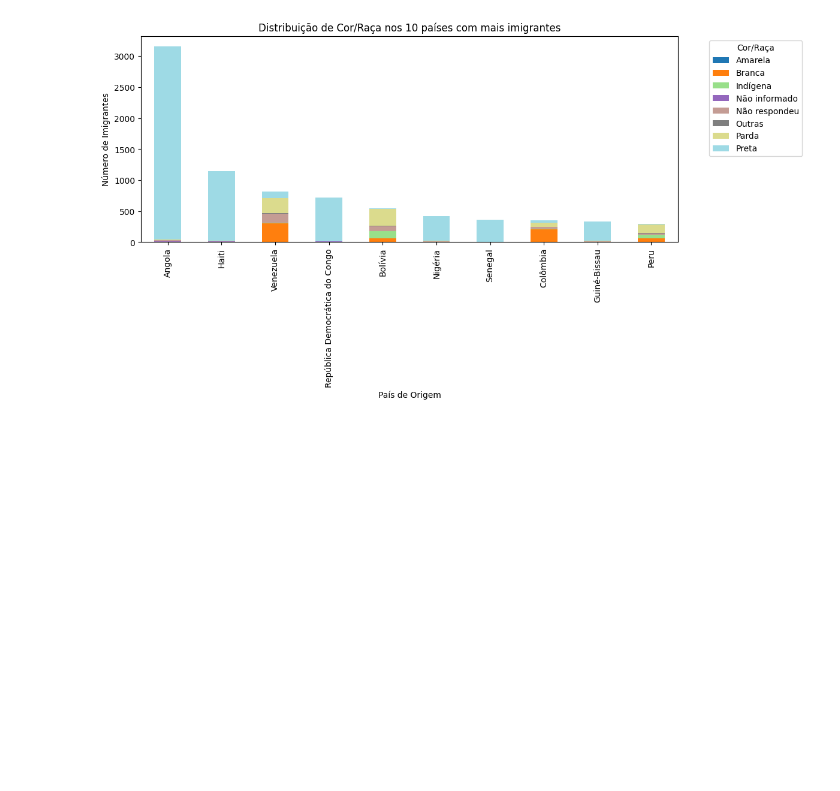
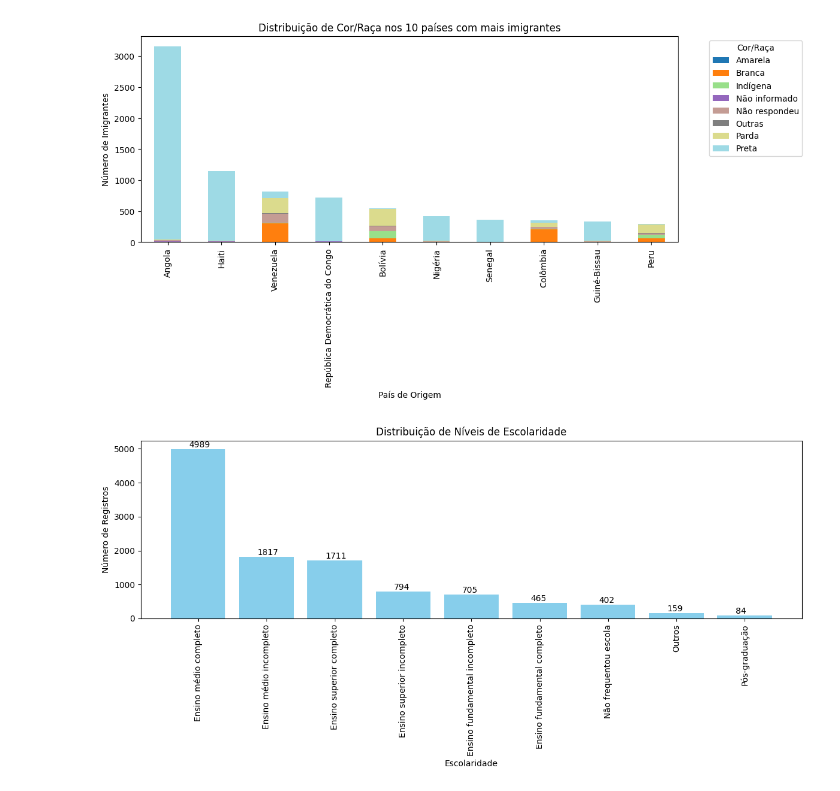
Before and after one commit to gabriel-lacerdaa/AnaliseDeDados, a Jupyter notebook: analise.ipynb, the cells around one changed output. Drawn from its saved outputs; the diff is of its cells as text; code cells hidden in the pictures; blank space fills up the shorter version.

```diff
--- a/analise.ipynb
+++ b/analise.ipynb
@@ -91,3 +91,37 @@ plt.xticks(rotation=90)
 plt.show()
 # %% [output]
 [figure]
+# %%
+contagem_escolaridade = tabela_nova['escolaridade'].value_counts()
+
+# Ordenar as categorias de escolaridade
+ordem_escolaridade = ['Não frequentou escola', 'Ensino fundamental incompleto', 'Ensino fundamental completo',
+                      'Ensino médio incompleto', 'Ensino médio completo', 'Ensino superior incompleto',
+                      'Ensino superior completo', 'Pós-graduação', 'Outros']
+
+# Garantir que todas as categorias estejam presentes
+contagem_escolaridade = contagem_escolaridade.reindex(ordem_escolaridade, fill_value=0)
+
+# Ordenar as contagens de escolaridade pela quantidade
+contagem_escolaridade = contagem_escolaridade.sort_values(ascending=False)
+
+# Criar gráfico de barras
+plt.figure(figsize=(12, 6))
+bars = plt.bar(contagem_escolaridade.index, contagem_escolaridade.values, color='skyblue')
+
+# Adicionar a quantidade no topo de cada barra
+for bar in bars:
+    yval = bar.get_height()
+    plt.text(bar.get_x() + bar.get_width()/3, yval, int(yval), va='bottom')  # va: alinhamento vertical
+
+# Adicionar título e rótulos aos eixos
+plt.title('Distribuição de Níveis de Escolaridade')
+plt.xlabel('Escolaridade')
+plt.ylabel('Número de Registros')
+plt.xticks(rotation=90)
+
+# Mostrar gráfico
+plt.tight_layout()
+plt.show()
+# %% [output]
+[figure, added]
```
Also changed, not shown: parts of 6 cells of this notebook, 1 other file.
